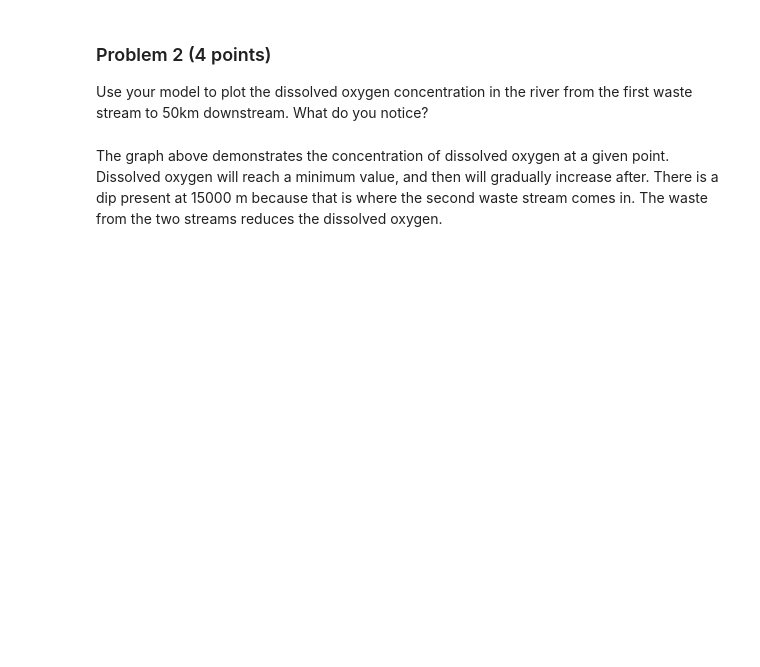
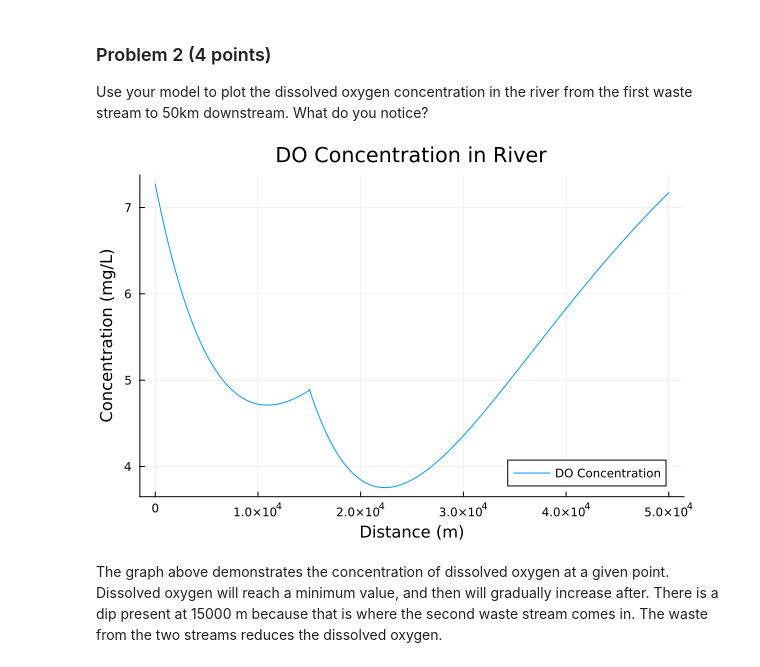
Before and after one commit to BEE4750-FA23/hw02-Erc03, a Jupyter notebook: hw02.ipynb, the cells around one changed output. Cells and saved outputs as stored; diff of their text form; code cells hidden in the pictures; blank space fills up the shorter version.

```diff
--- a/hw02.ipynb
+++ b/hw02.ipynb
@@ -131,12 +131,79 @@ This is found  0m downstream.
 Use your model to plot the dissolved oxygen concentration in the river
 from the first waste stream to 50km downstream. What do you notice?
 # %%
+#model for DO concentration
+
+function dissolved_oxygen(x, Cs, C0, B0, N0, ka, kc, kn, U)
+    α1 = exp(-ka * x / U)
+    α2 = (kc / (ka - kc)) * (exp(-kc * x / U) - α1)
+    α3 = (kn / (ka - kn)) * (exp(-kn * x / U) - α1)
+    C = (Cs * (1 - α1)) + (C0 * α1) - (B0 * α2) - (N0 * α3)
+    return C
+end
+
+#waste stream 1
+
+#distance
+x1 = 0:1:15000 #km
+x2 = 0:1:(50000-15001) #km
+
+#constants
+kc = 0.35 #1/day
+kn = 0.25 #1/day
+ka = 0.55 #1/day
+Cs = 10 #mg/L
+
+#River Parameters
+Cr = 7.5 #mg/L; DO river
+Br = 5 #mg/L; CBOD river
+Nr = 5 #mg/L; NBOD river
+U = 6000 #m/day; river velocity
+Qr = 100000 #L/day; river inflow
+
+#Waste Stream 1 Values
+C1 = 5 #mg/L
+Q1 = 10000 #L/day
+N1 = 35 #mg/L
+B1 = 50 #mg/L
+
+#Waste Stream 2 Values
+C2 = 5 #mg/L
+Q2 = 15000 #L/day
+N2 = 35 #mg/L
+B2 = 45 #mg/L
+Qr1 = Qr + Q1 ##L/day
+
+#first waste stream values
+C01 = (Cr*Qr + C1*Q1)/(Qr + Q1) #mg/L
+B01 = (Br*Qr + B1*Q1)/(Qr + Q1) #mg/L
+N01 = (Nr*Qr + N1*Q1)/(Qr + Q1) #mg/L
+
+#DO Steam 1
+C1 = (y -> dissolved_oxygen(y, Cs, C01, B01, N01, ka, kc, kn, U)).(x1)
+
+#finding values in river at 15000m downstream
+B15 = B01 * exp((-1*kc*15000)/U)
+N15 = N01 * exp((-1*kn*15000)/U)
+C15 = C1[15001]
+
+#second waste stream values
+C02 = (C15*Qr1 + C2*Q2)/(Qr1 + Q2) #mg/L
+B02 = (B15*Qr1 + B2*Q2)/(Qr1 + Q2) #mg/L
+N02 = (N15*Qr1 + N2*Q2)/(Qr1 + Q2) #mg/L
+
+C2 = (y -> dissolved_oxygen(y, Cs, C02, B02, N02, ka, kc, kn, U)).(x2)
+
+#create list that combines all DO values
+C_all = append!(C1,C2)
+
 #plotting
 using Plots
-x = 0:1:50000
+x = 1:1:50001
 plot(x,C_all, title="DO Concentration in River", label="DO Concentration")
 xlabel!("Distance (m)")
 ylabel!("Concentration (mg/L)")
+# %% [output]
+[figure, added]
 # %% [markdown]
 The graph above demonstrates the concentration of dissolved oxygen at a given point. Dissolved oxygen will reach a minimum value, and then will gradually increase after. There is a dip present at 15000 m because that is where the second waste stream comes in. The waste from the two streams reduces the dissolved oxygen.
 # %% [markdown]
```
Also changed, not shown: parts of 2 cells of this notebook.
